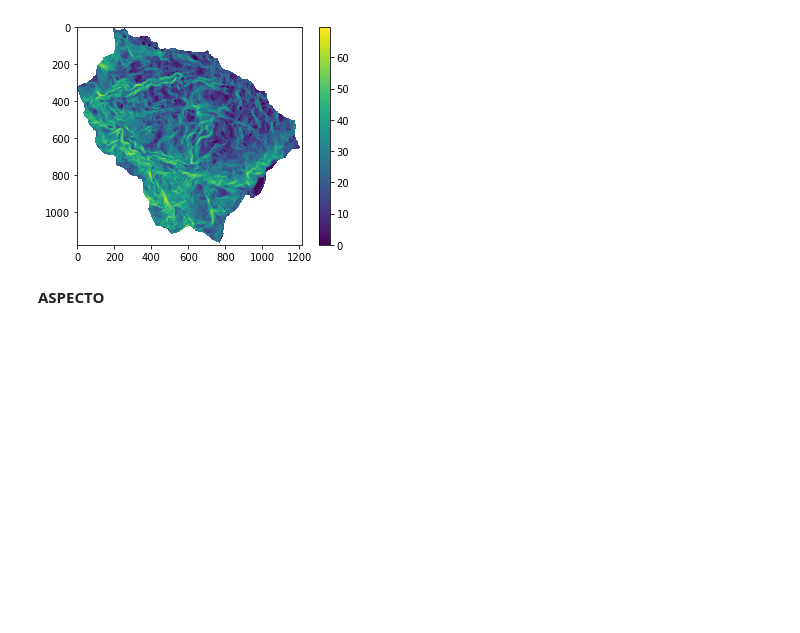
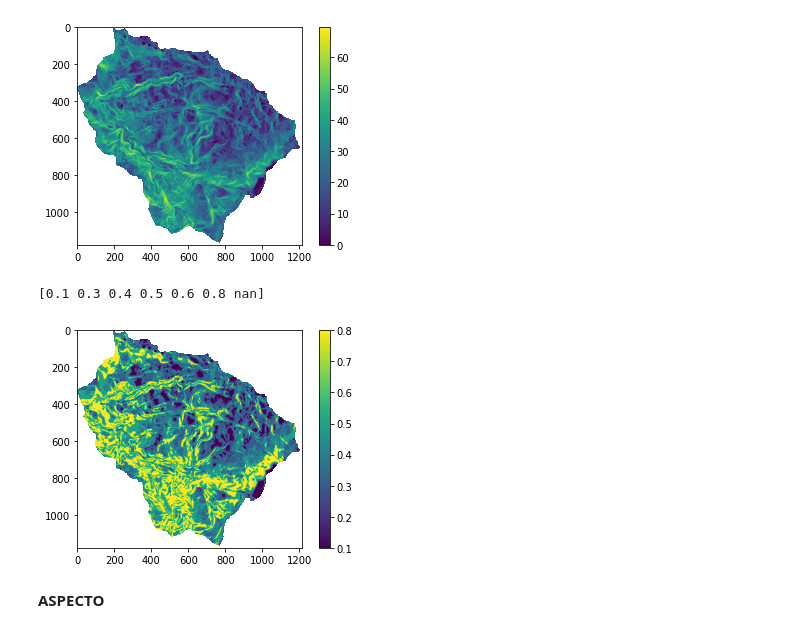
Before and after one commit to Alzategelizabeth/Cartografia-, a Jupyter notebook: Taller 6/MetodoHeuristico.ipynb, the cells around one changed output. Drawn from its saved outputs; the diff is of its cells as text; code cells hidden in the pictures; blank space fills up the shorter version.

```diff
--- a/Taller 6/MetodoHeuristico.ipynb
+++ b/Taller 6/MetodoHeuristico.ipynb
@@ -103,11 +103,18 @@ pendiente_vector_MenM.shape
 [figure]
 # %%
 pendiente_re=np.where ( (np.logical_and (pendiente>=0, pendiente<10 )),0.1,pendiente );
-pendiente_re=np.where ( (np.logical_and (pendiente_re>=10, pendiente_re<30 )),0.5,pendiente_re);
-pendiente_re=np.where ( pendiente_re>=30,1,pendiente_re);
+pendiente_re=np.where ( (np.logical_and (pendiente_re>=10, pendiente_re<19 )),0.3,pendiente_re);
+pendiente_re=np.where ( (np.logical_and (pendiente_re>=19, pendiente_re<26 )),0.4,pendiente_re);
+pendiente_re=np.where ( (np.logical_and (pendiente_re>=26, pendiente_re<33 )),0.5,pendiente_re);
+pendiente_re=np.where ( (np.logical_and (pendiente_re>=33, pendiente_re<45 )),0.8,pendiente_re);
+pendiente_re=np.where ( (np.logical_and (pendiente_re>=45, pendiente_re<47 )),0.6,pendiente_re);
+pendiente_re=np.where ( pendiente_re>=47,0.5,pendiente_re);
 print(np.unique(pendiente_re));
 plt.imshow(pendiente_re);
 plt.colorbar();
+# %% [output]
+[0.1 0.3 0.4 0.5 0.6 0.8 nan]
+[figure, added]
 # %% [markdown]
 **ASPECTO**
 # %%
```
Also changed, not shown: parts of 10 cells of this notebook.
